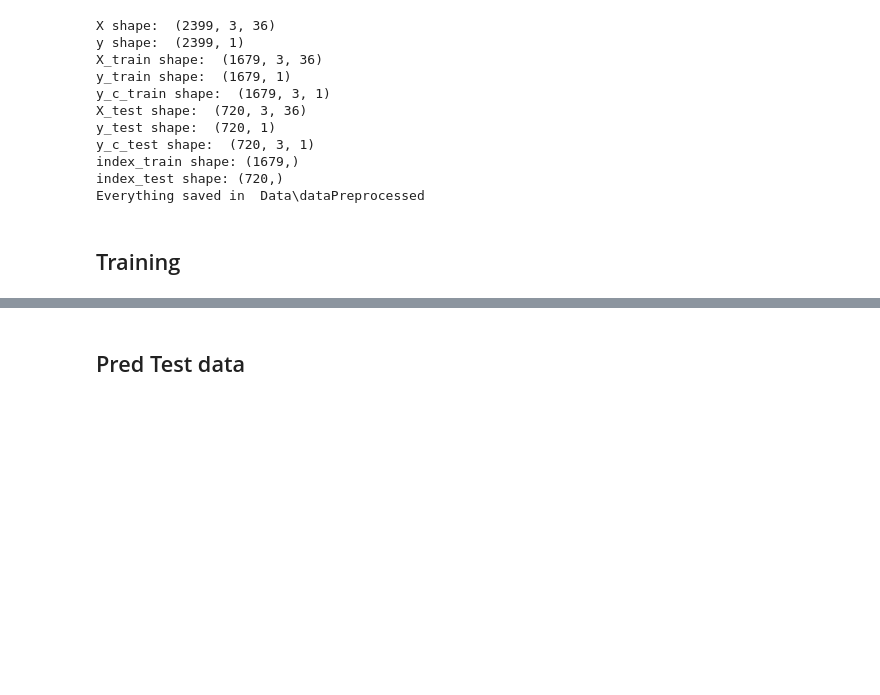
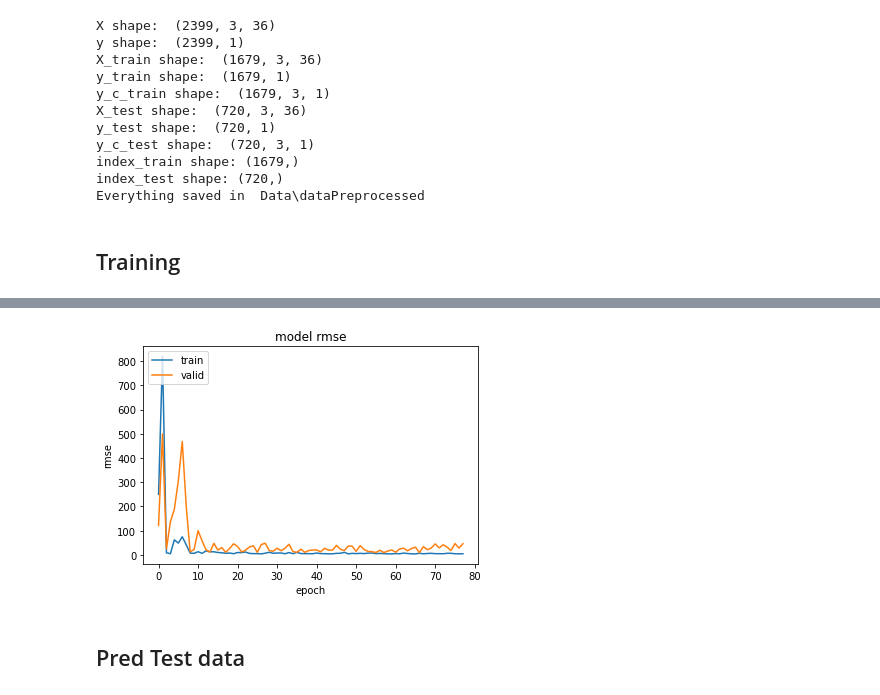
Before and after one commit to delaplaf/StockPricePredictionWithGan, a Jupyter notebook: endToEndGan.ipynb, the cells around one changed output, grey strips where cells are left out. Saved outputs shown, nothing was run; the diff lists cells and outputs as text; code cells hidden in the pictures; blank space fills up the shorter version.

```diff
--- a/endToEndGan.ipynb
+++ b/endToEndGan.ipynb
@@ -150,3 +154,7 @@ plot_loss(history)
+# %%
+plot_rmse(history)
+# %% [output]
+[figure, added]
 # %% [markdown]
 ## Pred Test data
 # %%
```
Also changed, not shown: parts of 3 cells of this notebook, 2 other files.
